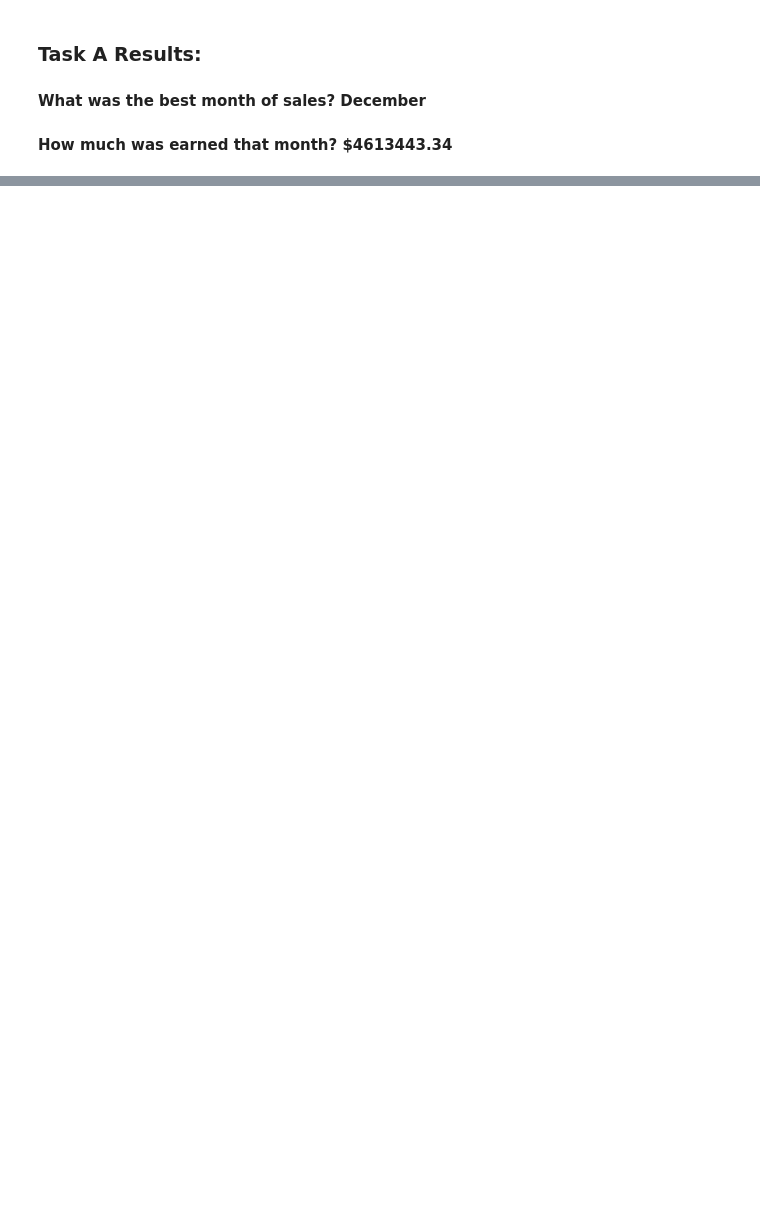
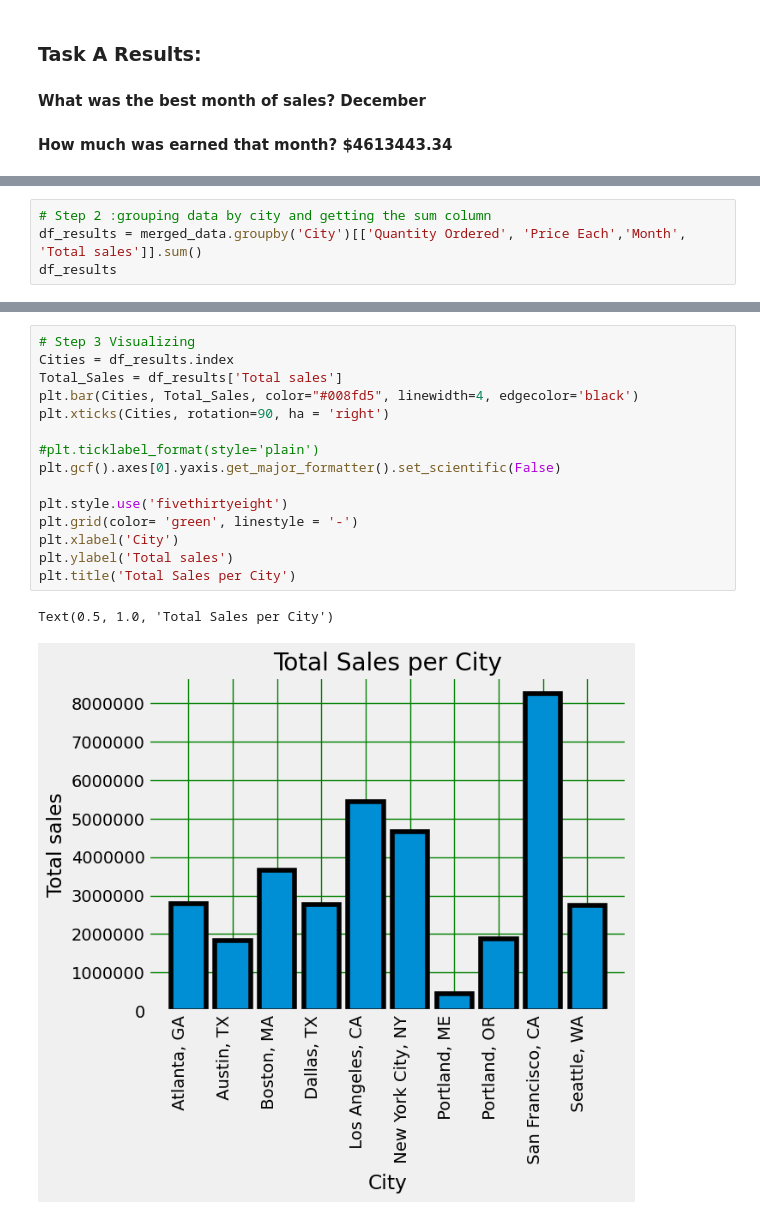
Before and after one commit to EdwinKingori/Sales_analysis, a Jupyter notebook: Sales_data_analysis.ipynb, the cells around one changed output, grey strips where cells are left out. Saved outputs shown, nothing was run; the diff lists cells and outputs as text; blank space fills up the shorter version.

```diff
--- a/Sales_data_analysis.ipynb
+++ b/Sales_data_analysis.ipynb
@@ -417,0 +402,4 @@ df_results
+# %%
+# Step 2 :grouping data by city and getting the sum column
+df_results = merged_data.groupby('City')[['Quantity Ordered', 'Price Each','Month', 'Total sales']].sum()
+df_results
@@ -417,0 +419,18 @@ df_results
+# %%
+# Step 3 Visualizing
+Cities = df_results.index
+Total_Sales = df_results['Total sales']
+plt.bar(Cities, Total_Sales, color="#008fd5", linewidth=4, edgecolor='black')
+plt.xticks(Cities, rotation=90, ha = 'right')
+
+#plt.ticklabel_format(style='plain')
+plt.gcf().axes[0].yaxis.get_major_formatter().set_scientific(False)
+
+plt.style.use('fivethirtyeight')
+plt.grid(color= 'green', linestyle = '-')
+plt.xlabel('City')
+plt.ylabel('Total sales')
+plt.title('Total Sales per City')
+# %% [output]
+Text(0.5, 1.0, 'Total Sales per City')
+[figure, added]
```
Also changed, not shown: parts of 28 cells of this notebook.
